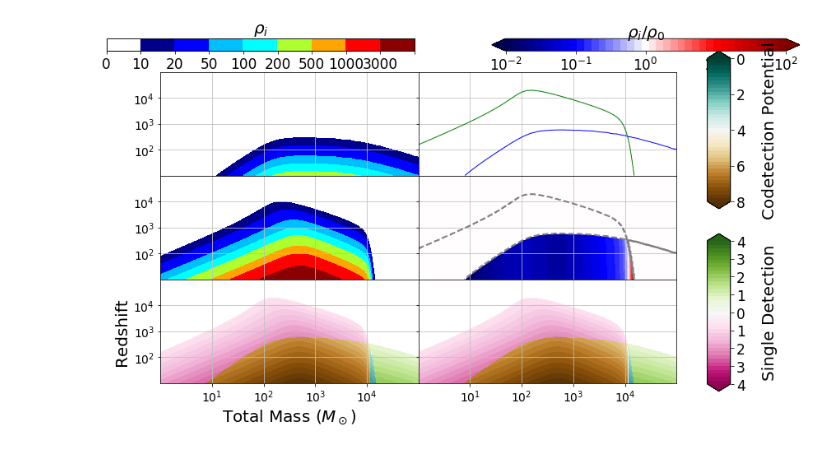
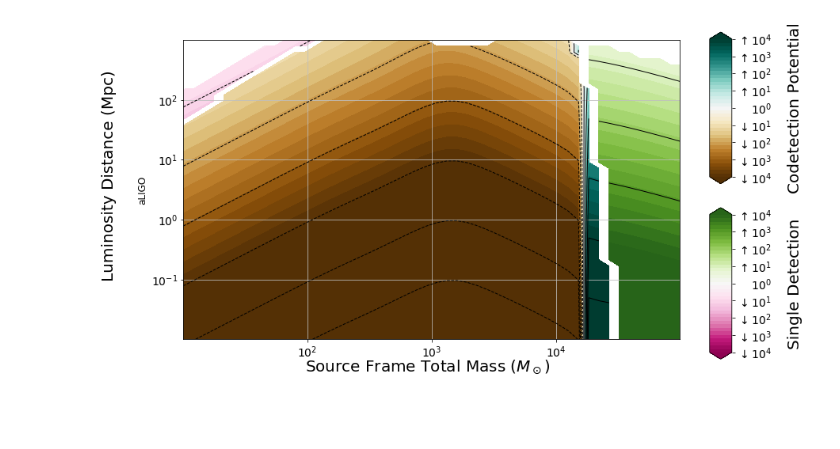
Before and after one commit to mikekatz04/BOWIE, a Jupyter notebook: notebooks/codetection.ipynb, the cells around one changed output. Saved outputs shown, nothing was run; the diff lists cells and outputs as text; code cells hidden in the pictures; blank space fills up the shorter version.

Commit message:
updated codetection. added tick options for colorbars

```diff
--- a/notebooks/codetection.ipynb
+++ b/notebooks/codetection.ipynb
@@ -183,88 +279,60 @@ generate_contour_data(generate_plot_1_dict)
 # %%
 codet_pot_dict = {
 "general":{
-    "WORKING_DIRECTORY": "notebooks/example_data",
+    "WORKING_DIRECTORY": "example_data",
 
     "SNR_CUT": 5.0,
 
-    "spacing":"wide",
-    "x_column_label": "M_s",
+    "spacing":"tight",
+    "x_column_label": "Ms",
     "y_column_label": "d_L",
 
     "figure_width": 13.0,
     "figure_height": 7.0,
-    "spacing":"tight",
 
-    "num_rows": 3,
-    "num_cols": 2,
+    "fig_y_label":"Luminosity Distance (Mpc)",
+    "fig_x_label": r"Source Frame Total Mass ($M_\odot$)",
 
-    "xlims": [0.0, 5.0],
+    "num_rows": 1,
+    "num_cols": 1,
+
+    "xlims": [1.0, 5.0],
     "dx": 1.0,
     "xscale": "log",
 
-    "ylims": [1.0, 5.0],
+    "ylims": [-2.0, 3.0],
     "dy": 1.0,
     "yscale": "log",
-    "colorbars":{"Waterfall":{"pos":3}, "Ratio":{"pos":4}}
+    "colorbars":
+        {
+        "CodetectionPotential":{"pos":1, "ticks_fontsize":14},
+        "SingleDetection":{"pos":2, "ticks_fontsize":14}
+        }
     },
 
 
 
 "plot_info":
     {
+        #setup waterfalls
+
     "0":{
-        "file":[
-            {"name":"LISA_early_50_year_q8_s8.hdf5",
-             "label":"PL_all"}
+        "file":
+            [
+            {"name":"LISA_T_10_e_1.txt", "label":"SNR"}
             ],
-        "type":"Waterfall",
+        "type": "CodetectionPotential",
+        "control":
+            {"name":"LIGO_q8_s8.hdf5", "label":"LIGO_all", "x_column_label":"M_s"},
+        "label":
+            {"ylabel": "aLIGO", "ylabel_fontsize":12},
+        "extra":
+            {"ratio_contour_lines":True}
         },
 
-    "2":{
-        "file":[
-            {"name":"LIGO_q8_s8.hdf5",
-             "label":"LIGO_all"}
-            ],
-        "type":"Waterfall",
-        },
-
-    "1":
-        {"indices": [0,2],
-        "type": "Horizon"
-        },
-
-    "3":{
-        "indices": 0,
-        "type": "Ratio",
-        "control":
-            {"index": 2},
-        #"extra":
-        #    {"ratio_contour_lines":True}
-        },
-    "4":{
-        "indices": 0,
-        "type": "CodetectionPotential",
-        "control":
-            {"index": 2},
-        "label":
-            {"xlabel": r"Total Mass ($M_\odot$)",
-             "ylabel": "Redshift"},
-        "limits":
-            {"ylims":[0.0, 10.0]}
-        #"extra":
-        #    {"ratio_contour_lines":True}
-        },
-    "5":{
-        "indices": 0,
-        "type": "CodetectionPotential",
-        "control":
-            {"index": 2},
-        #"extra":
-        #    {"ratio_contour_lines":True}
-        },
     }
 }
 
 plot_main(codet_pot_dict)
 # %% [output]
-[figure, old version]
+[figure, new version]
```
Also changed, not shown: parts of 7 cells of this notebook, 3 other files.
